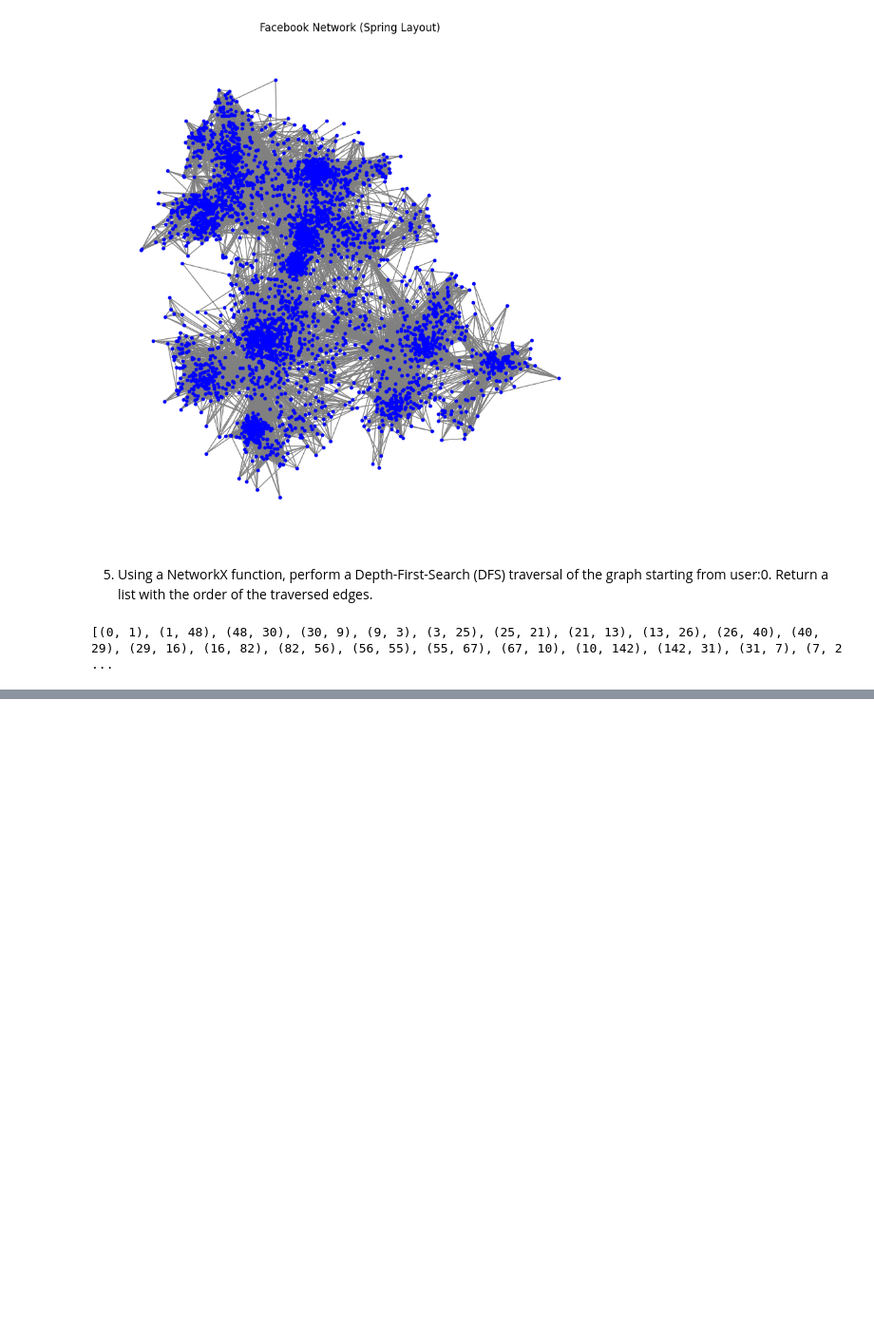
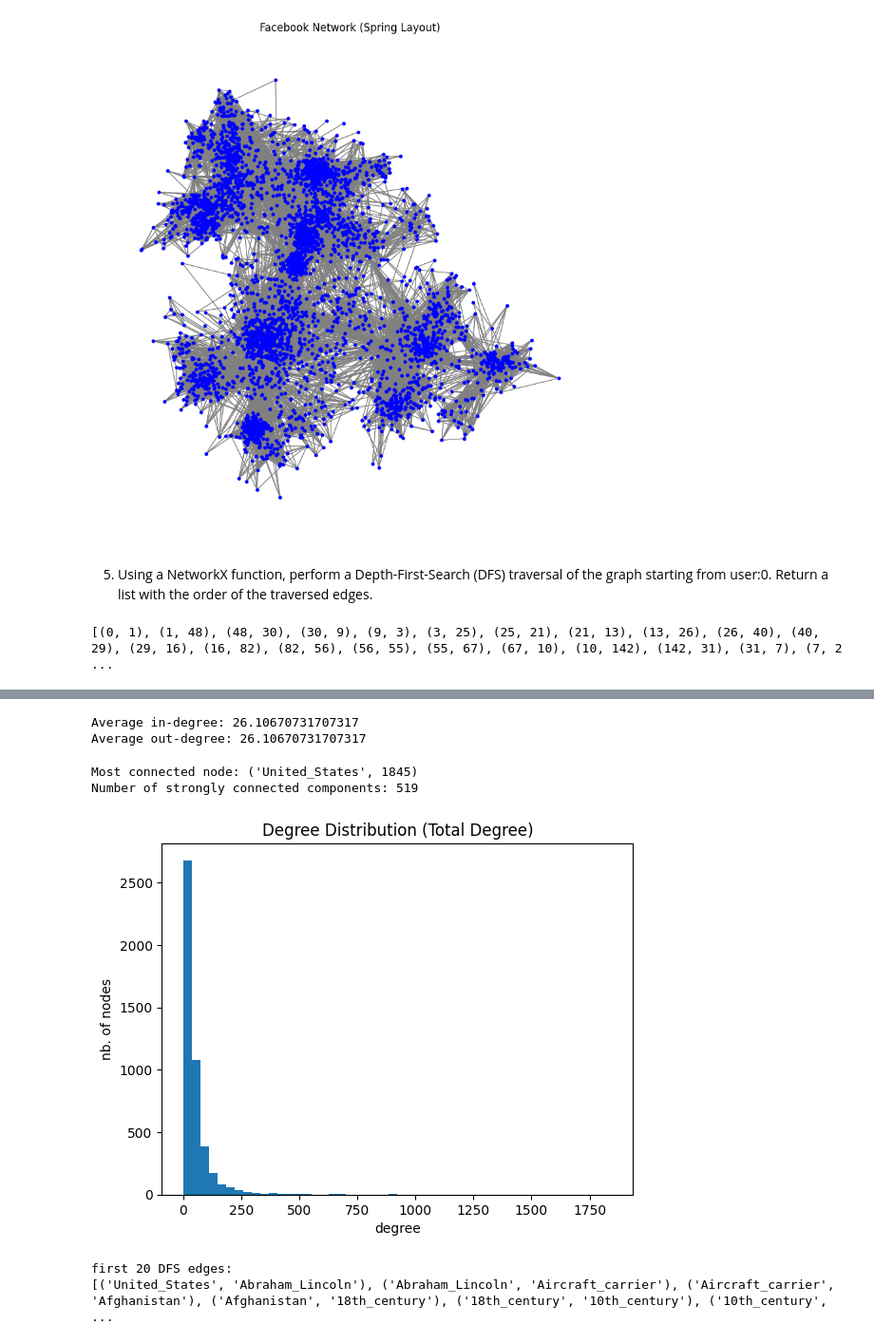
Before and after one commit to kkentia/SMA, a Jupyter notebook: ex01.ipynb, the cells around one changed output, grey strips where cells are left out. Shown at 95% size. Drawn from its saved outputs; the diff is of its cells as text; code cells hidden in the pictures; blank space fills up the shorter version.

```diff
--- a/ex01.ipynb
+++ b/ex01.ipynb
@@ -71,0 +78,26 @@ print(list(dfs)) #in the form of (parent,child) -> we reached child from parent
+# %%
+
+#load edges
+#had to clean data #links=pd.read_csv("DS/wikispeedia_paths-and-graph/links.tsv", sep="\t",names=["from","to"]) #links contains the edged of the graph
+
+links = pd.read_csv(
+    "DS/wikispeedia_paths-and-graph/links.tsv",
+    sep="\t",
+    comment="#",        # Ignore comment lines
+    header=None,
+    names=["from", "to"]
+)
+
+# Remove rows that contain NaN
+links = links.dropna()
+
+#create graph using DiGraph cuz wikipedia links are directed, load with pandas
+G2=nx.from_pandas_edgelist(links, source="from", target="to", create_using=nx.DiGraph()) #create graph from the edges in links, source and target are the column names in links that contain the nodes of the edges
+print("Number of nodes:", G2.number_of_nodes())
+print("Number of edges:", G2.number_of_edges())
+print(G2.is_directed())
+print(nx.density(G2))  #how full the graph is , density = E/ N(N-1) for directed graphs
+
+# Print first 10 nodes
+print(list(G2.nodes())[:10]) #shows if we need to clean data, in our case we do
+print(type(list(G2.nodes())[0])) #we want class str here
@@ -71,0 +111,43 @@ print(list(dfs)) #in the form of (parent,child) -> we reached child from parent
+# %%
+in_degrees=dict(G2.in_degree()) #in degree of each node, dict cuz we want to use it for plotting
+out_degrees=dict(G2.out_degree())
+
+print("Average in-degree:", np.average(list(in_degrees.values()))) #same as above but using numpy
+print("Average out-degree:", sum(out_degrees.values()) / len(out_degrees))
+# %% [output]
+Average in-degree: 26.10670731707317
+Average out-degree: 26.10670731707317
+# %%
+most_connected = max(G2.degree(), key=lambda x: x[1])
+print("Most connected node:", most_connected)
+
+#sss: strongly connnected components: there is a path from every node to every other node following direction
+scc=list(nx.strongly_connected_components(G2))
+print("Number of strongly connected components:", len(scc))
+# %% [output]
+Most connected node: ('United_States', 1845)
+Number of strongly connected components: 519
+# %%
+# Degree Distribution visualization
+
+degrees = [d for n, d in G2.degree()]
+
+plt.figure
+plt.hist(degrees, bins=50) #histogram with 50 bars
+plt.title("Degree Distribution (Total Degree)")
+plt.xlabel("degree")
+plt.ylabel("nb. of nodes")
+plt.show()
+# %% [output]
+[figure, added]
+# %%
+#DFS
+
+start_node = most_connected[0] # USA in our case
+dfs_edges = list(nx.dfs_edges(G2, source=start_node))
+
+print("first 20 DFS edges:")
+print(dfs_edges[:20])
+# %% [output]
+first 20 DFS edges:
+[('United_States', 'Abraham_Lincoln'), ('Abraham_Lincoln', 'Aircraft_carrier'), ('Aircraft_carrier', 'Afghanistan'), ('Afghanistan', '18th_century'), ('18th_century', '10th_century'), ('10th_century', ...
```
Also changed, not shown: parts of 5 cells of this notebook, 1 other file.
